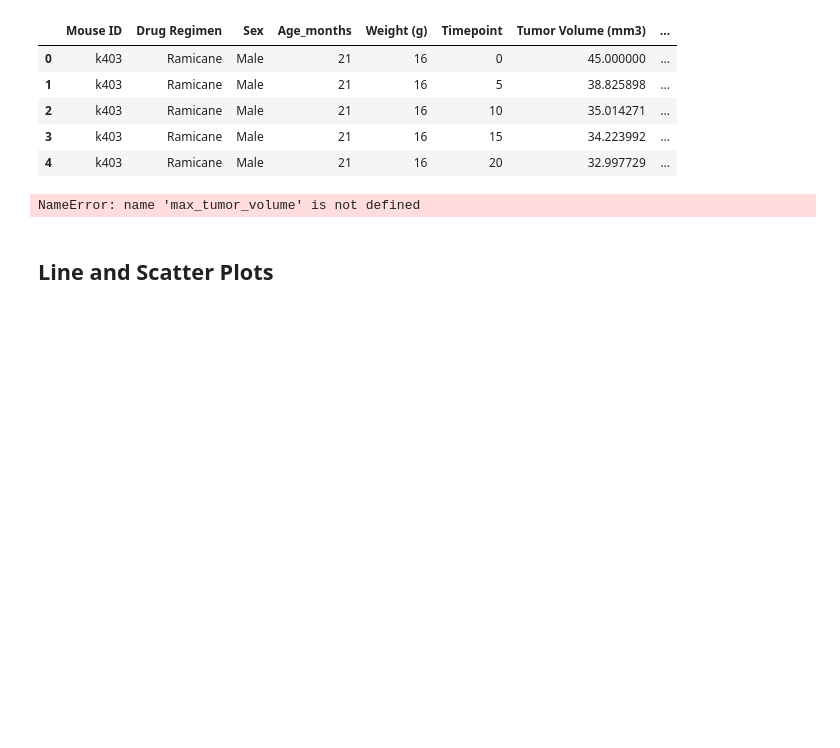
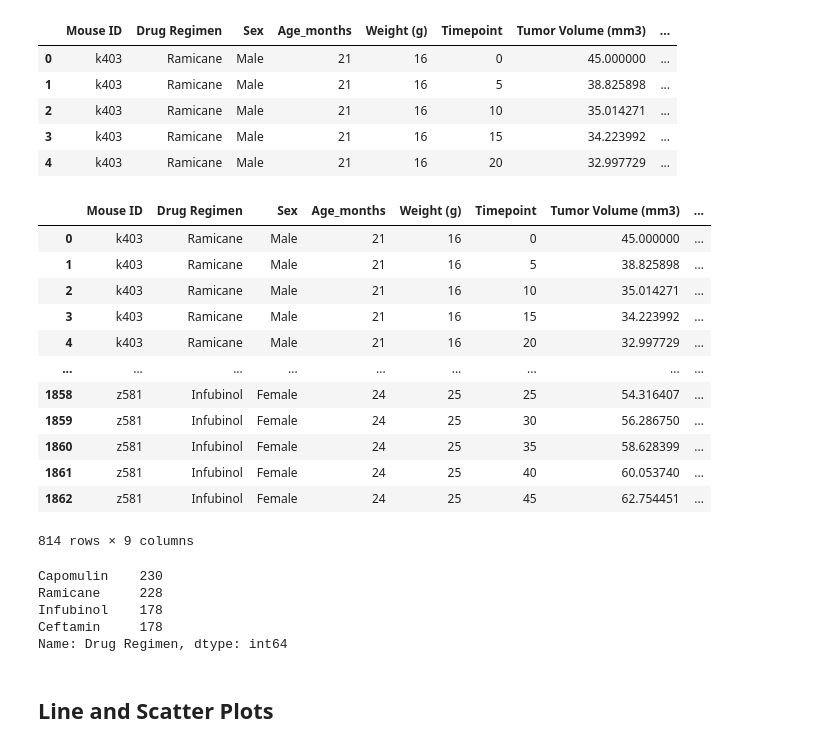
Before and after one commit to kellrow80/matplotlib---challenge, a Jupyter notebook: Instructions/Pymaceuticals/pymaceuticals_starter.ipynb, the cells around one changed output. Cells and saved outputs as stored; diff of their text form; code cells hidden in the pictures; blank space fills up the shorter version.

```diff
--- a/Instructions/Pymaceuticals/pymaceuticals_starter.ipynb
+++ b/Instructions/Pymaceuticals/pymaceuticals_starter.ipynb
@@ -336,16 +336,34 @@ merged_mouse_data.head()
 # %%
 #Filter for the 4 Regimens
 treatments_list = ["Capomulin", "Ramicane", "Infubinol", "Ceftamin"]
 tumor_volume_data_list = []
-merged_mouse_data_df = merged_mouse_data.loc[max_tumor_volume["Drug Regimen"].isin(treatments_list)]
+merged_mouse_data_df = merged_mouse_data.loc[merged_mouse_data["Drug Regimen"].isin(treatments_list)]
 
 merged_mouse_data_df
 # %% [output]
+|  | Mouse ID | Drug Regimen | Sex | Age_months | Weight (g) | Timepoint | Tumor Volume (mm3) | ... |
+| 0 | k403 | Ramicane | Male | 21 | 16 | 0 | 45.000000 | ... |
+| 1 | k403 | Ramicane | Male | 21 | 16 | 5 | 38.825898 | ... |
+| 2 | k403 | Ramicane | Male | 21 | 16 | 10 | 35.014271 | ... |
+| 3 | k403 | Ramicane | Male | 21 | 16 | 15 | 34.223992 | ... |
+| 4 | k403 | Ramicane | Male | 21 | 16 | 20 | 32.997729 | ... |
+| ... | ... | ... | ... | ... | ... | ... | ... | ... |
+| 1858 | z581 | Infubinol | Female | 24 | 25 | 25 | 54.316407 | ... |
+| 1859 | z581 | Infubinol | Female | 24 | 25 | 30 | 56.286750 | ... |
+| 1860 | z581 | Infubinol | Female | 24 | 25 | 35 | 58.628399 | ... |
+| 1861 | z581 | Infubinol | Female | 24 | 25 | 40 | 60.053740 | ... |
+| 1862 | z581 | Infubinol | Female | 24 | 25 | 45 | 62.754451 | ... |
-NameError: name 'max_tumor_volume' is not defined
+814 rows × 9 columns
 # %%
-# #Testing Regimen filter
-# test_treatment_list = merged_mouse_data_df["Drug Regimen"].value_counts()
-# test_treatment_list
+#Testing Regimen filter
+test_treatment_list = merged_mouse_data_df["Drug Regimen"].value_counts()
+test_treatment_list
+# %% [output]
+Capomulin    230
+Ramicane     228
+Infubinol    178
+Ceftamin     178
+Name: Drug Regimen, dtype: int64
 # %% [markdown]
 ## Line and Scatter Plots
 # %%
```
